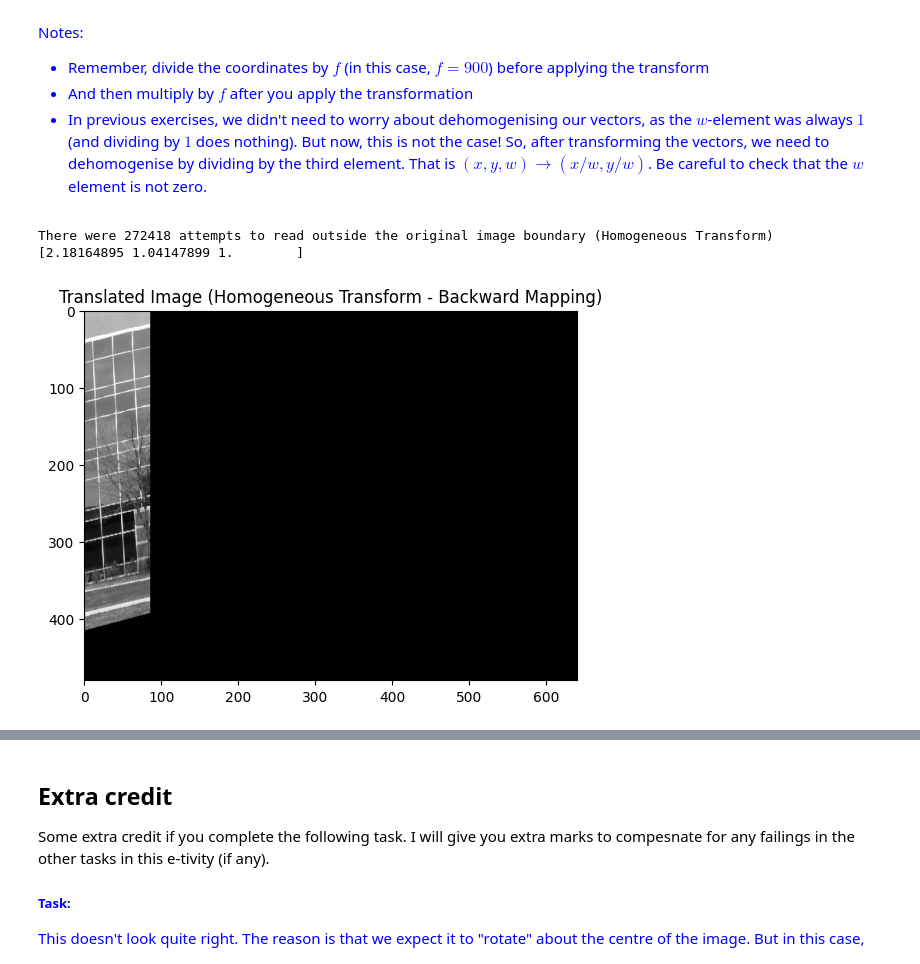
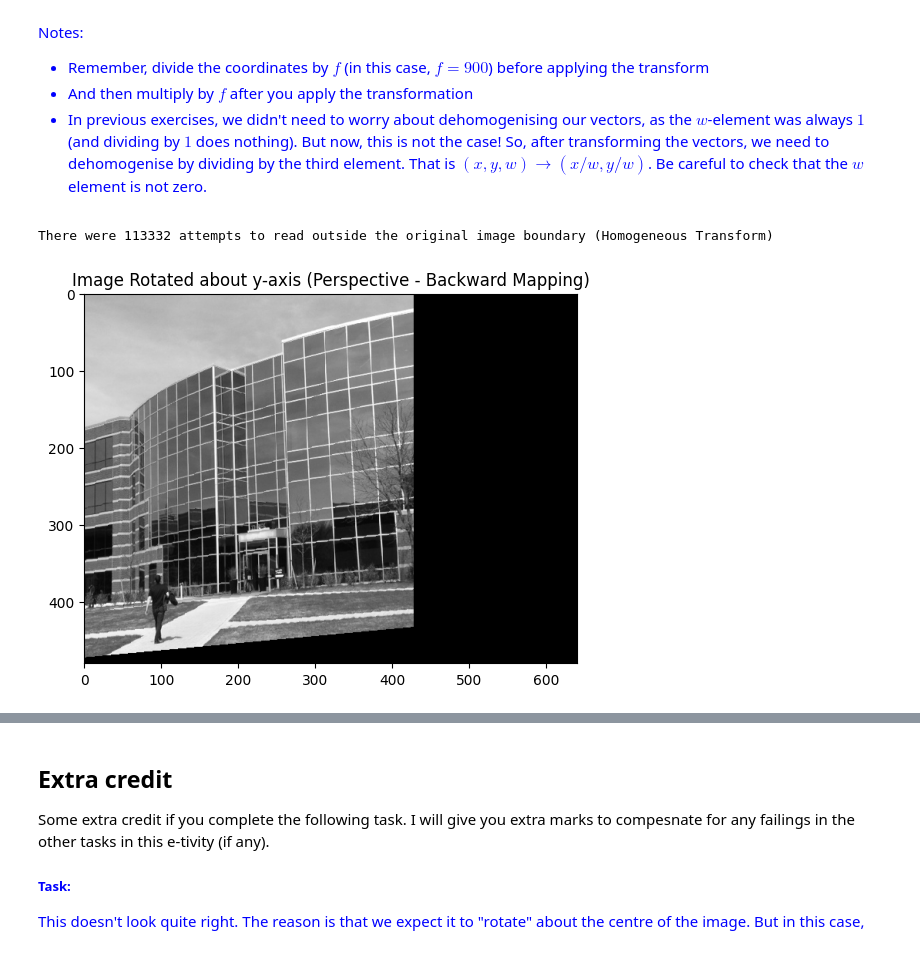
Before and after one commit to JamesBishop1973-coder/JamesB_CE5002_geom_vis, a Jupyter notebook: ETV1/Assignment1b_ProjectiveTransforms_9117504_JB.ipynb, the cells around one changed output, grey strips where cells are left out. Cells and saved outputs as stored; diff of their text form; code cells hidden in the pictures.

```diff
--- a/ETV1/Assignment1b_ProjectiveTransforms_9117504_JB.ipynb
+++ b/ETV1/Assignment1b_ProjectiveTransforms_9117504_JB.ipynb
@@ -614,7 +614,7 @@ img_out = np.zeros(img.shape)
 f=900
 
 #Angle of rotation
-angle_in_degrees = 30
+angle_in_degrees = 10
 
 # Calculate angle in radians
 theta = np.radians(angle_in_degrees) # Convert degrees to radians if needed
@@ -628,27 +628,6 @@ R_y= np.array([
 
 #Calculate the inverse of the rotation matrix
 R_y_inv = np.linalg.inv(R_y)
-
-# Create the translation factors and vector
-#tx=5
-#ty=10
-#T_v = np.array([tx,ty])
-
-# Create the homogeneous translation matrix (T_h)
-#T_h = np.array([
-#    [1, 0, tx],
-#    [0, 1, ty],
-#    [0, 0, 1]])
-
-# Calculate the inverse of the homogeneous translation matrix
-#T_h_inv = np.linalg.inv(T_h)
-
-# Calculate the dimensions for the output space based on the translation factors
-#img_hgt = img.shape[0] + tx
-#img_wdt = img.shape[1] + ty
-
-# Create a new empty image with the calculated dimensions for the output space
-#img_out = np.zeros((img_hgt, img_wdt))
 
 bound_err_cnt = 0
 
@@ -659,36 +638,35 @@ for y_out in range(img_out.shape[0]):
         pt_out = np.array([x_out/f, y_out/f, 1])
 
         # Apply the inverse rotation transform to get the original coordinate, '_fl' denotes 'float'
         pt_orig_fl = R_y_inv @ pt_out
 
         # Multiply by f after applying the transformation
         pt_orig_fl = pt_orig_fl * f
 
         # Apply de-homogenization
         if pt_orig_fl[2] != 0:
             pt_orig_fl = pt_orig_fl / pt_orig_fl[2]
-
+        else:
+          print("Error - 3rd element of canonical vector is zero")
         x_orig_fl = pt_orig_fl[0] * f
         y_orig_fl = pt_orig_fl[1] * f
 
 
         # Perform rounding to nearest integer,
         # this also performs nearest neighbours interpolation
         x_orig = int(np.rint(x_orig_fl))
         y_orig = int(np.rint(y_orig_fl))
 
          # check that the original co-ordinates are within the input image bounds
         if 0 <= y_orig < img.shape[0] and 0 <= x_orig < img.shape[1]:
             # Copy the pixel value from the input space to the output space
             img_out[y_out, x_out] = img[y_orig, x_orig]
         else:
             bound_err_cnt += 1
 print(f"There were {bound_err_cnt} attempts to read outside the original image boundary (Homogeneous Transform)")
-print(pt_orig_fl)
 plt.imshow(img_out, cmap='gray') # Corrected from img_out_h
-plt.title('Translated Image (Homogeneous Transform - Backward Mapping)')
+plt.title('Image Rotated about y-axis (Perspective - Backward Mapping)')
 plt.show()
 # %% [output]
-There were 272418 attempts to read outside the original image boundary (Homogeneous Transform)
-[2.18164895 1.04147899 1.        ]
+There were 113332 attempts to read outside the original image boundary (Homogeneous Transform)
-[figure, old version]
+[figure, new version]
```
Also changed, not shown: parts of 3 cells of this notebook.
